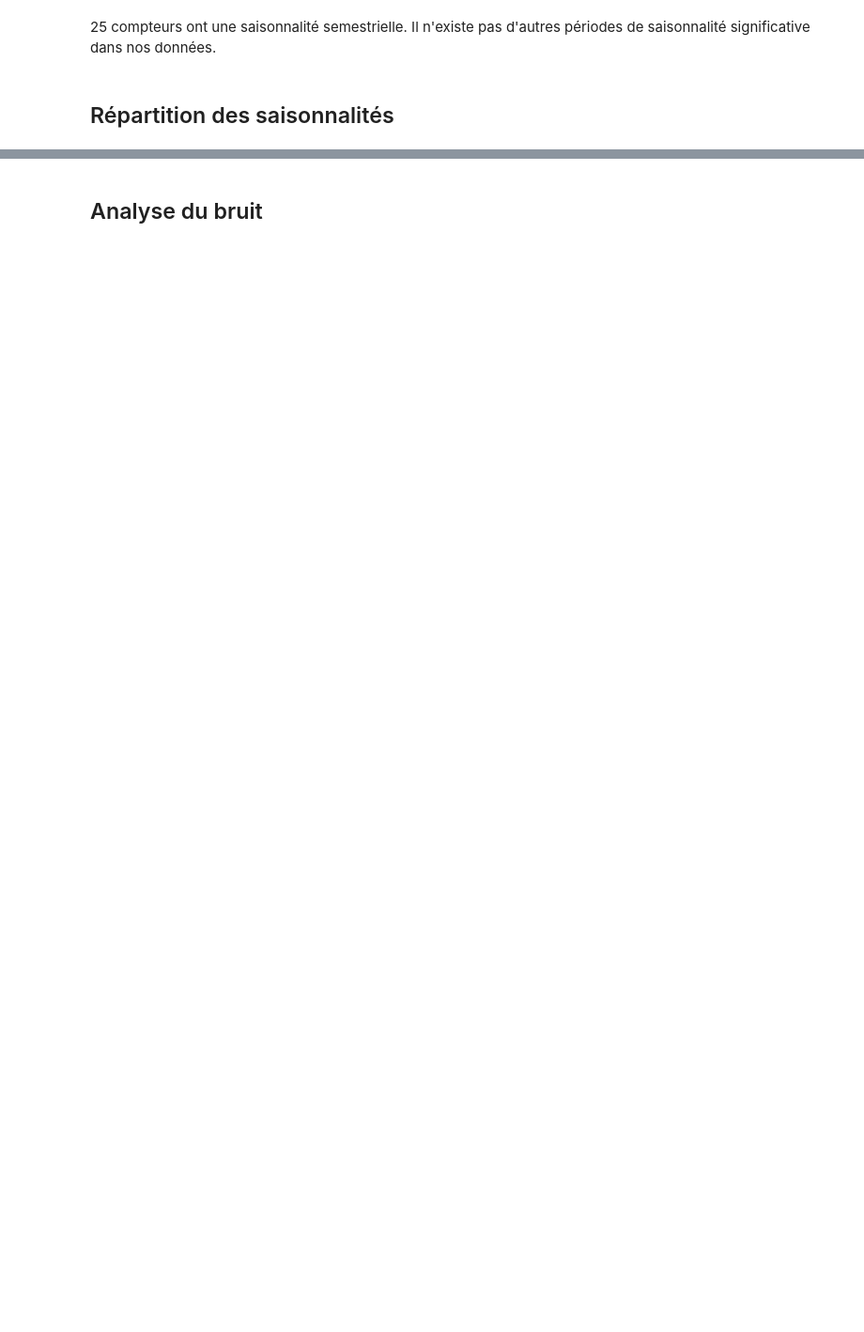
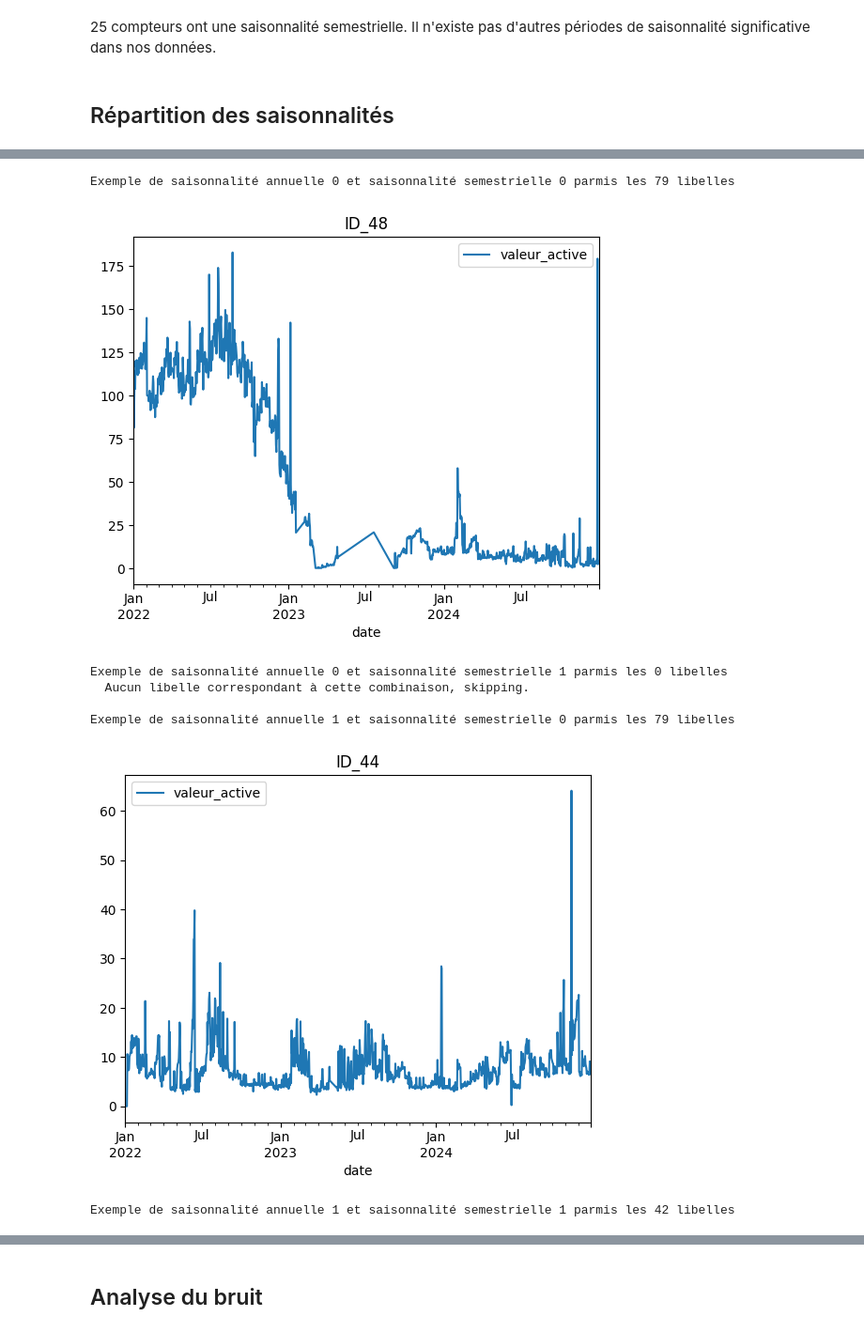
Before and after one commit to montagneForEver/ML_consommation_eau, a Jupyter notebook: exploration_finale.ipynb, the cells around one changed output, grey strips where cells are left out. Shown: that part at 94% size. Drawn from its saved outputs; the diff is of its cells as text; code cells hidden in the pictures; blank space fills up the shorter version.

```diff
--- a/exploration_finale.ipynb
+++ b/exploration_finale.ipynb
@@ -654,0 +601,16 @@ plt.show()
+# %%
+# Ajouter les colonnes binaires (>10% ou <=10%)
+svr_series['annual_bin'] = (svr_series['svr_annual'] > 0.1).astype(int)
+svr_series['semestrial_bin'] = (svr_series['svr_semestrial'] > 0.1).astype(int)
+
+# Construire la table de contingence
+contingency = pd.crosstab(
+    index=svr_series['semestrial_bin'],  # lignes
+    columns=svr_series['annual_bin']     # colonnes
+)
+
+# Renommer les lignes et colonnes pour plus de lisibilité
+contingency.index = ['svr_semestrial <=10%', 'svr_semestrial >10%']
+contingency.columns = ['svr_annual <=10%', 'svr_annual >10%']
+
+print(contingency)
@@ -654,0 +627,30 @@ plt.show()
+# %%
+for a in range(2):
+    for s in range(2):
+        mask=(svr_series['annual_bin']==a) & (svr_series['semestrial_bin']==s)
+        total_libelle=mask.sum()
+        print()
+        print(f"Exemple de saisonnalité annuelle {a} et saisonnalité semestrielle {s} parmis les {total_libelle} libelles")
+
+        if total_libelle==0:
+            print("  Aucun libelle correspondant à cette combinaison, skipping.")
+            continue
+
+        random_libelle=(svr_series[mask]
+                                .sample(1)
+                                .index[0])
+
+        (data_resampled[data_resampled["libelle"]==random_libelle]
+                                .set_index('date')
+                                .plot())
+        plt.title(random_libelle)
+        plt.show()
+# %% [output]
+Exemple de saisonnalité annuelle 0 et saisonnalité semestrielle 0 parmis les 79 libelles
+[figure, added]
+Exemple de saisonnalité annuelle 0 et saisonnalité semestrielle 1 parmis les 0 libelles
+  Aucun libelle correspondant à cette combinaison, skipping.
+
+Exemple de saisonnalité annuelle 1 et saisonnalité semestrielle 0 parmis les 79 libelles
+[figure, added]
+Exemple de saisonnalité annuelle 1 et saisonnalité semestrielle 1 parmis les 42 libelles
```
Also changed, not shown: parts of 26 cells of this notebook.
